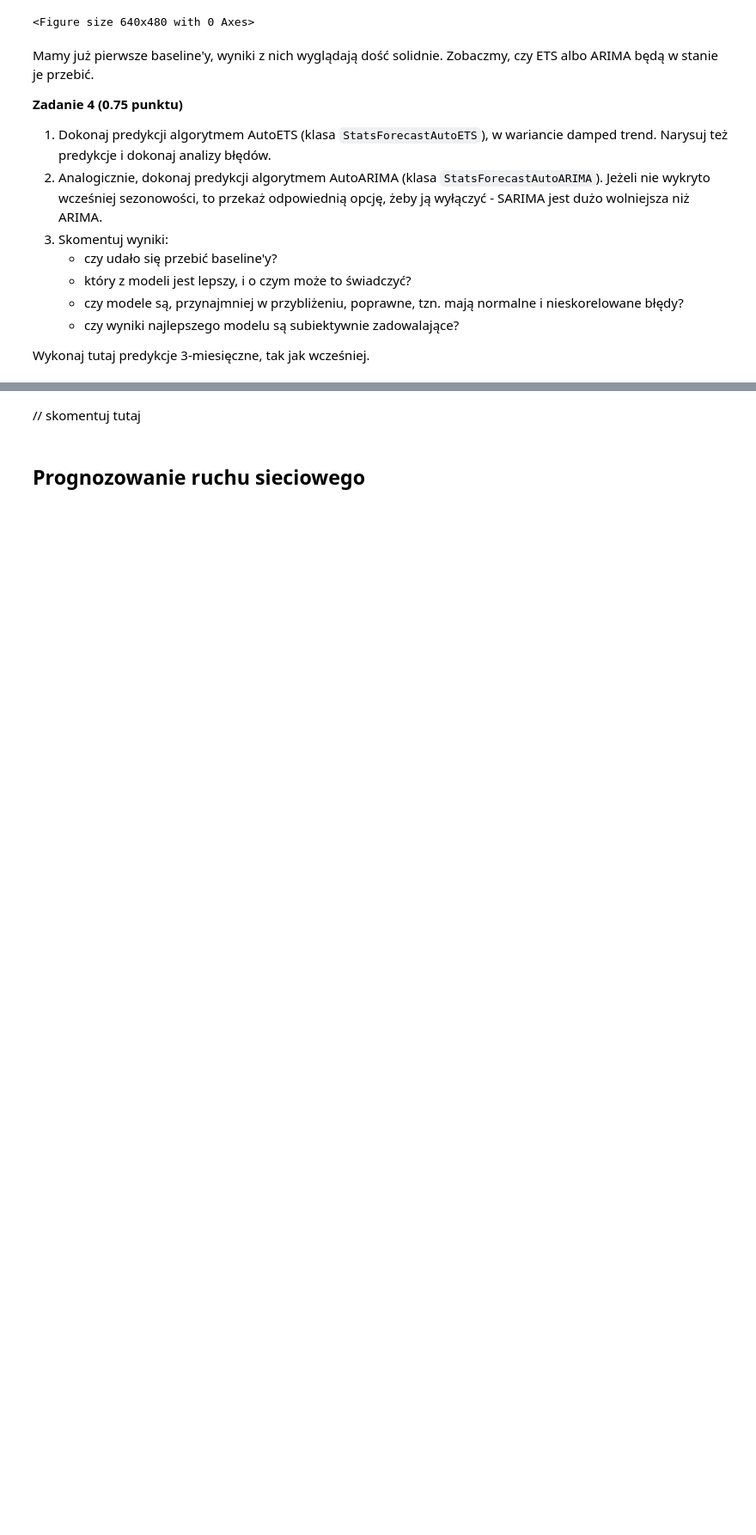
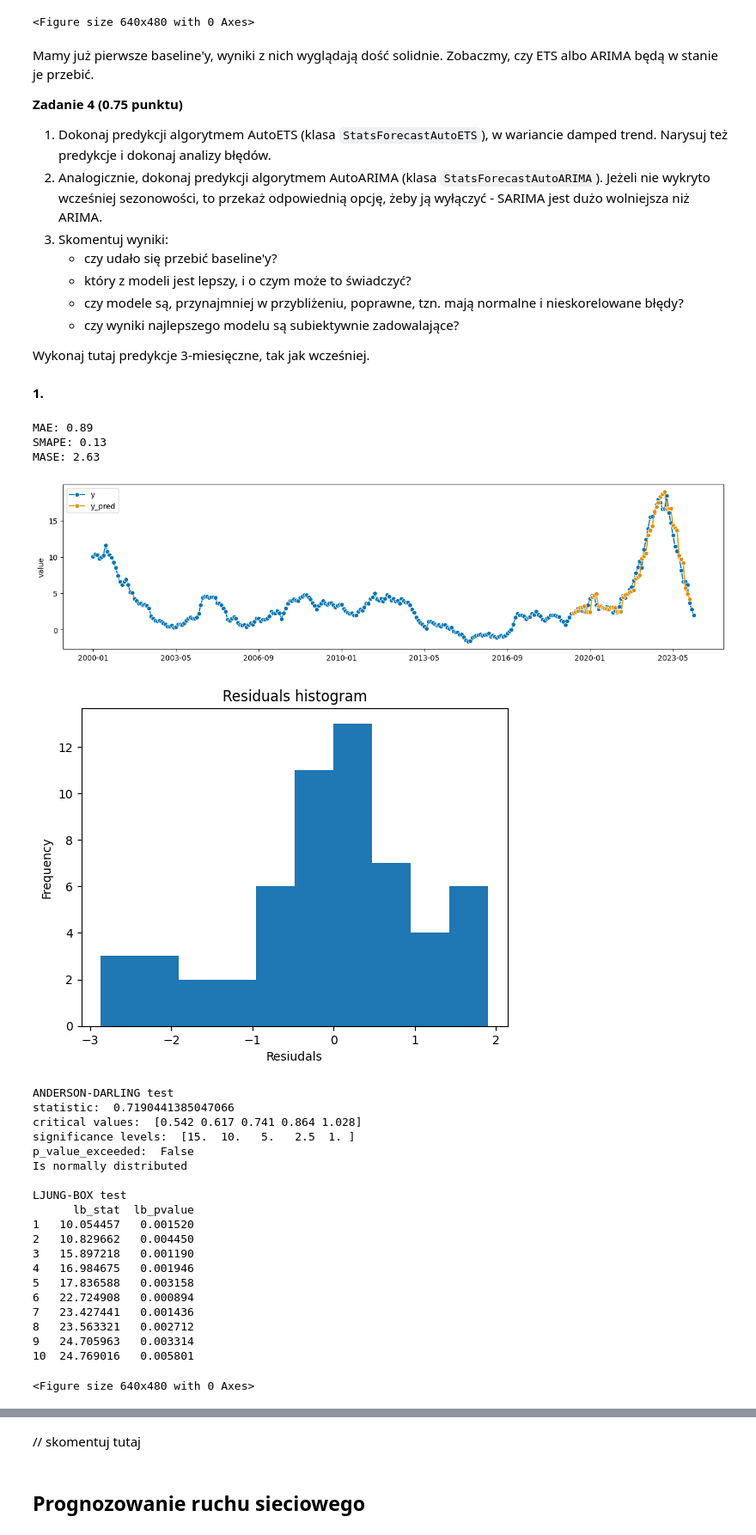
Before and after one commit to basiav/ML-Intro-Course-AGH, a Jupyter notebook: lab7/notebook_empty.ipynb, the cells around one changed output, grey strips where cells are left out. Shown at 86% size. Cells and saved outputs as stored; diff of their text form; code cells hidden in the pictures; blank space fills up the shorter version.

```diff
--- a/lab7/notebook_empty.ipynb
+++ b/lab7/notebook_empty.ipynb
@@ -270,9 +270,19 @@ def evaluate_model(
     plot_forecasts: bool = False,
     analyze_residuals: bool = False,
 ) -> None:
-    cv = ExpandingWindowSplitter(fh=np.arange(1, horizon+1).tolist(), initial_window=int(len(data)*0.8), step_length=horizon)
-    metrics = [MeanAbsoluteError(), MeanAbsolutePercentageError(symmetric=True), MeanAbsoluteScaledError()]
-    results = evaluate(forecaster=model, y=data, cv=cv, return_data=True, scoring=metrics)
+    cv = ExpandingWindowSplitter(
+        fh=np.arange(1, horizon + 1).tolist(),
+        initial_window=int(len(data) * 0.8),
+        step_length=horizon,
+    )
+    metrics = [
+        MeanAbsoluteError(),
+        MeanAbsolutePercentageError(symmetric=True),
+        MeanAbsoluteScaledError(),
+    ]
+    results = evaluate(
+        forecaster=model, y=data, cv=cv, return_data=True, scoring=metrics
+    )
 
     # extract and print metrics
     mae = results["test_MeanAbsoluteError"].mean()
@@ -296,7 +306,7 @@ def evaluate_model(
         residuals = y_true - y_pred
 
         # Plot residuals
-        residuals.plot(kind="hist", title="Residuals histogram", xlabel="Resiudals");
+        residuals.plot(kind="hist", title="Residuals histogram", xlabel="Resiudals")
         plt.show()
         plt.clf()
 
@@ -306,19 +316,22 @@ def evaluate_model(
         print("statistic: ", anderson_res.statistic)
         print("critical values: ", anderson_res.critical_values)
         print("significance levels: ", anderson_res.significance_level)
-        p_value_idx = 2 # 0.05
-        p_value_exceeded = anderson_res.statistic > anderson_res.critical_values[p_value_idx]
+        p_value_idx = 2  # 0.05
+        p_value_exceeded = (
+            anderson_res.statistic > anderson_res.critical_values[p_value_idx]
+        )
         print("p_value_exceeded: ", p_value_exceeded)
         if p_value_exceeded:
-            print("The value of the statistic exceeds the critical value " +
-                  "associated with a significance level of 5% " +
-                  "so the null hypothesis may be rejected at a significance level of 5%.")
+            print(
+                "The value of the statistic exceeds the critical value "
+                + "associated with a significance level of 5% "
+                + "so the null hypothesis may be rejected at a significance level of 5%."
+            )
             print("Is not normally distributed")
         else:
             print("Is normally distributed")
         print()
 
-
         # Ljung-Box
         print("LJUNG-BOX test")
         ljung_box_res = acorr_ljungbox(residuals)
@@ -401,3 +418,5 @@ Mamy już pierwsze baseline'y, wyniki z nich wyglądają dość solidnie. Zobacz
    - czy wyniki najlepszego modelu są subiektywnie zadowalające?
 
 Wykonaj tutaj predykcje 3-miesięczne, tak jak wcześniej.
+# %% [markdown]
+**1.**
@@ -403,0 +425,33 @@ Wykonaj tutaj predykcje 3-miesięczne, tak jak wcześniej.
+# %%
+from sktime.forecasting.statsforecast import StatsForecastAutoETS
+
+
+autoETS = StatsForecastAutoETS(model="ZZZ", damped=True)
+# %%
+evaluate_model(autoETS, df, horizon=3, plot_forecasts=True, analyze_residuals=True)
+# %% [output]
+MAE: 0.89
+SMAPE: 0.13
+MASE: 2.63
+[figure, added]
+[figure, added]
+ANDERSON-DARLING test
+statistic:  0.7190441385047066
+critical values:  [0.542 0.617 0.741 0.864 1.028]
+significance levels:  [15.  10.   5.   2.5  1. ]
+p_value_exceeded:  False
+Is normally distributed
+
+LJUNG-BOX test
+      lb_stat  lb_pvalue
+1   10.054457   0.001520
+2   10.829662   0.004450
+3   15.897218   0.001190
+4   16.984675   0.001946
+5   17.836588   0.003158
+6   22.724908   0.000894
+7   23.427441   0.001436
+8   23.563321   0.002712
+9   24.705963   0.003314
+10  24.769016   0.005801
+<Figure size 640x480 with 0 Axes>
```
Also changed, not shown: parts of 6 cells of this notebook, 1 other file.
